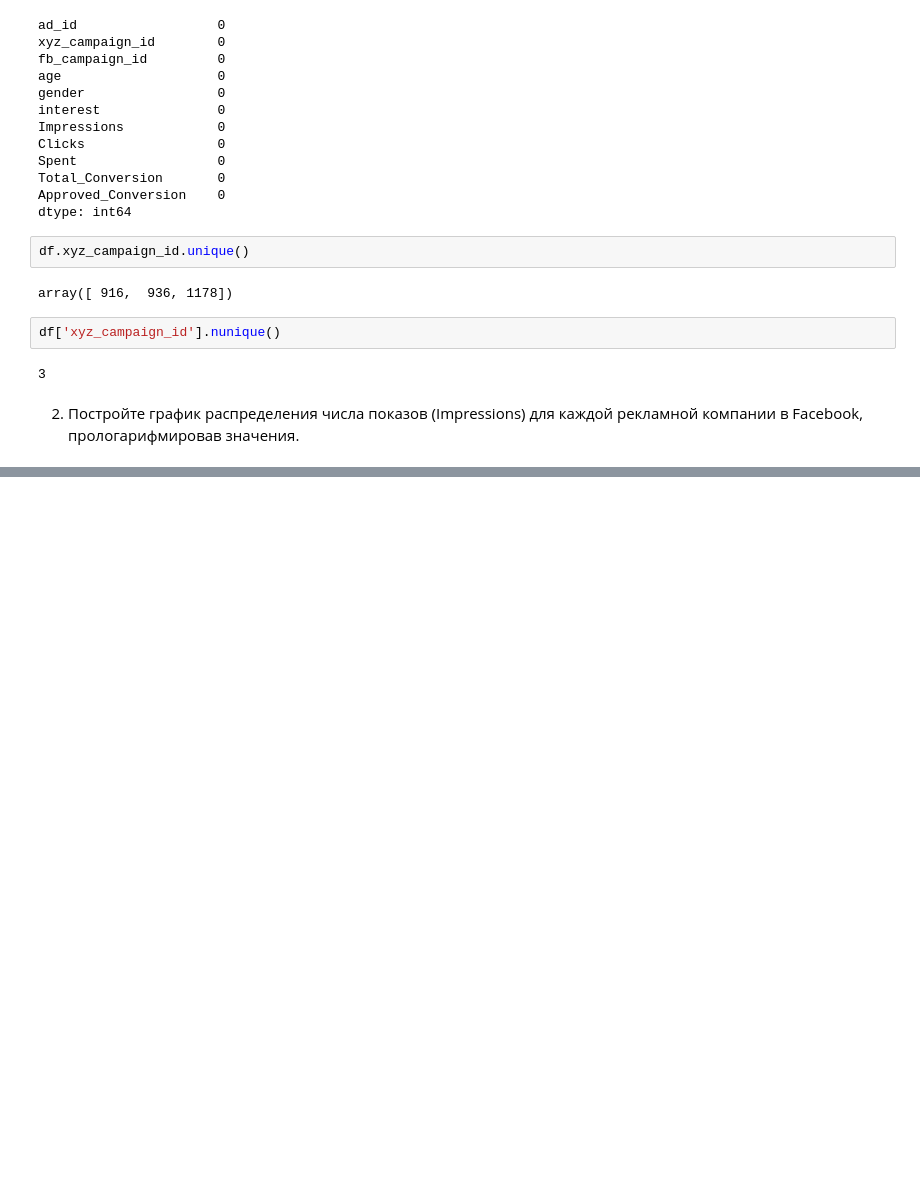
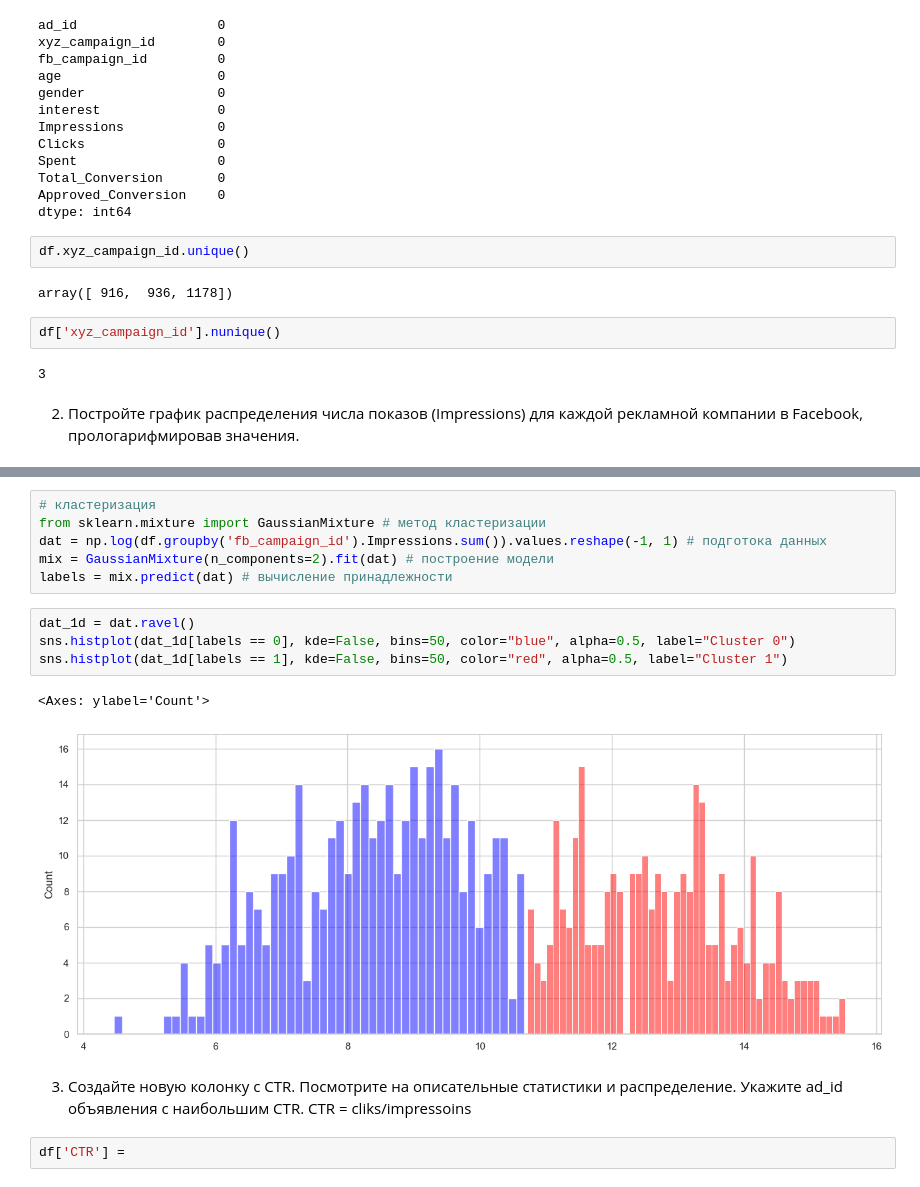
Before and after one commit to Praldmur/Simulation, a Jupyter notebook: 6_mod/2.ipynb, the cells around one changed output, grey strips where cells are left out. Cells and saved outputs as stored; diff of their text form; blank space fills up the shorter version.

```diff
--- a/6_mod/2.ipynb
+++ b/6_mod/2.ipynb
@@ -100,0 +119,17 @@ sns.barplot(data=df, x='xyz_campaign_id', y='Impressions', hue='xyz_campaign_id'
+# %%
+# кластеризация
+from sklearn.mixture import GaussianMixture # метод кластеризации
+dat = np.log(df.groupby('fb_campaign_id').Impressions.sum()).values.reshape(-1, 1) # подготока данных
+mix = GaussianMixture(n_components=2).fit(dat) # построение модели
+labels = mix.predict(dat) # вычисление принадлежности
+# %%
+dat_1d = dat.ravel()
+sns.histplot(dat_1d[labels == 0], kde=False, bins=50, color="blue", alpha=0.5, label="Cluster 0")
+sns.histplot(dat_1d[labels == 1], kde=False, bins=50, color="red", alpha=0.5, label="Cluster 1")
+# %% [output]
+<Axes: ylabel='Count'>
+[figure, added]
+# %% [markdown]
+3.	Создайте новую колонку c CTR. Посмотрите на описательные статистики и распределение. Укажите ad_id объявления с наибольшим CTR. CTR = cliks/impressoins
+# %%
+df['CTR'] =
```
Also changed, not shown: parts of 5 cells of this notebook.
